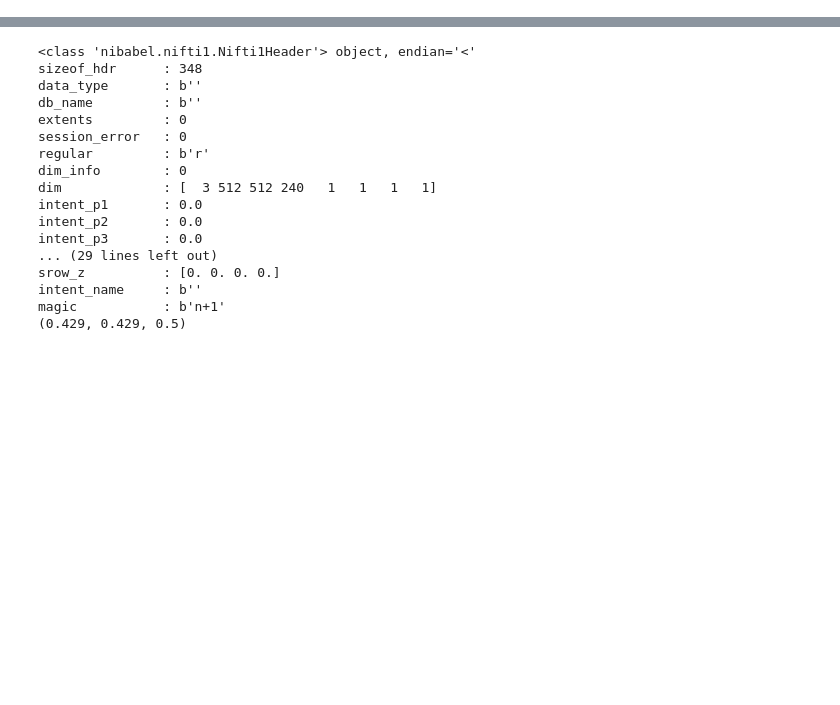
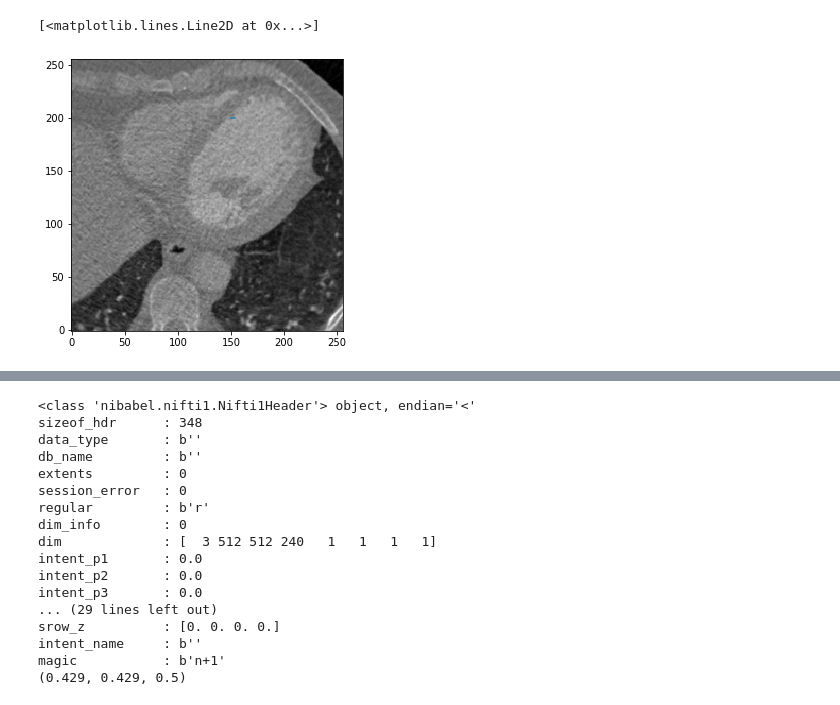
Before and after one commit to zhennongchen/Volume_Rendering_by_DL, a Jupyter notebook: jupyter notebook/scratch_paper.ipynb, the cells around one changed output, grey strips where cells are left out. Saved outputs shown, nothing was run; the diff lists cells and outputs as text; code cells hidden in the pictures; blank space fills up the shorter version.

```diff
--- a/jupyter notebook/scratch_paper.ipynb
+++ b/jupyter notebook/scratch_paper.ipynb
@@ -7,0 +26,10 @@ import zc_function_list as ff
+# %%
+fig = plt.figure(1, figsize=(5, 5))
+plt.imshow(volume_data[:,:,80].T,cmap="gray",origin = 'lower')
+for i in range(150,180):
+    for j in range(150,180):
+        x
+plt.plot([150,151,152,153,154],[200,200,200,200,200],)
+# %% [output]
+[<matplotlib.lines.Line2D at 0x...>]
+[figure, added]
```
Also changed, not shown: parts of 3 cells of this notebook, 17 other files.
